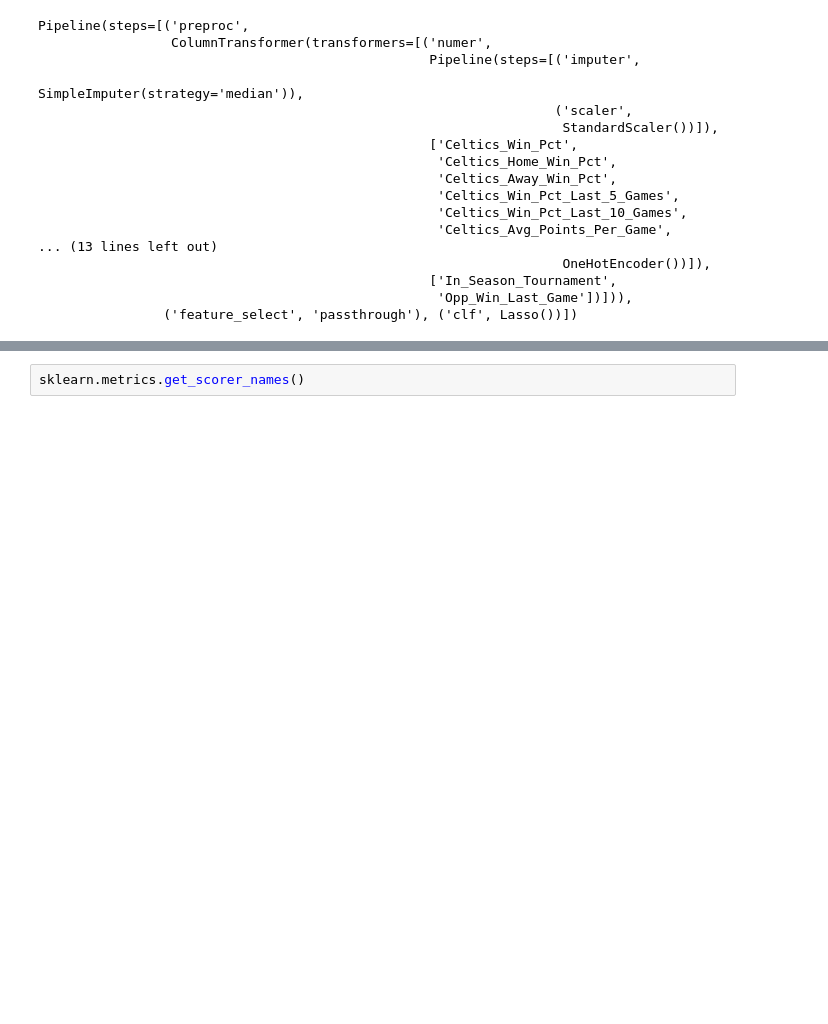
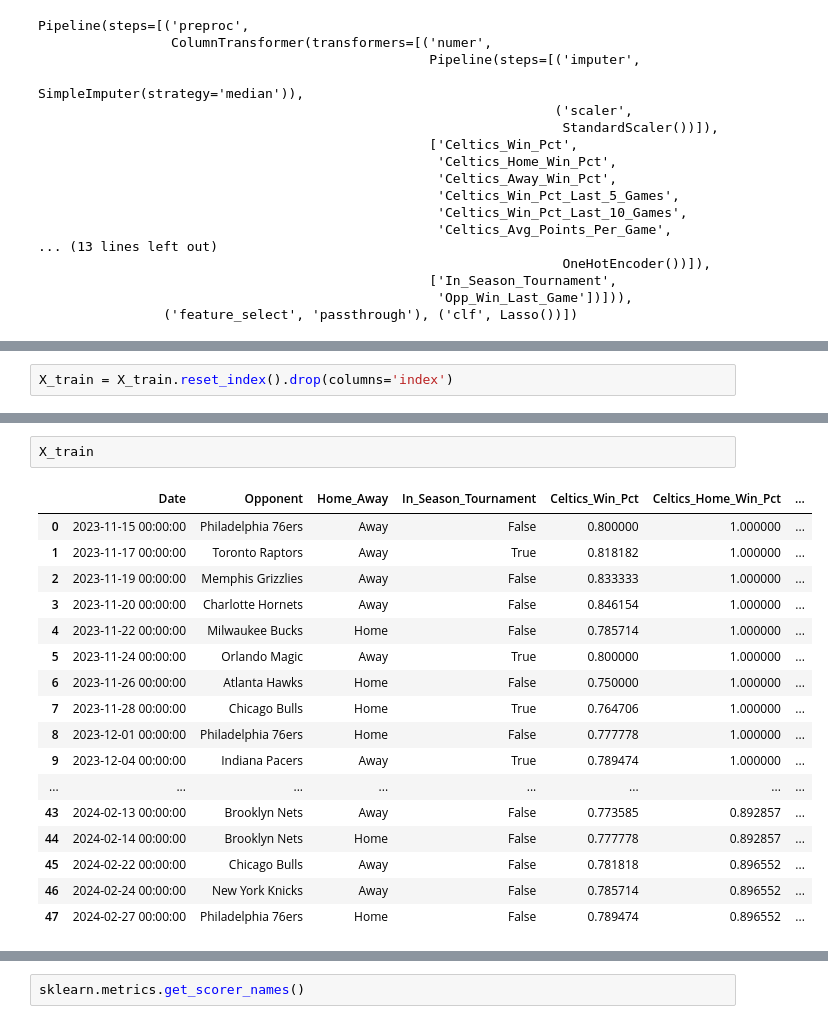
Before and after one commit to michaelparker7/FIN-377-Final-Project, a Jupyter notebook: Scrap.ipynb, the cells around one changed output, grey strips where cells are left out. Cells and saved outputs as stored; diff of their text form; blank space fills up the shorter version.

```diff
--- a/Scrap.ipynb
+++ b/Scrap.ipynb
@@ -362,0 +374,2 @@ Pipeline(steps=[('preproc',
+# %%
+X_train = X_train.reset_index().drop(columns='index')
@@ -363,3 +448,23 @@ Pipeline(steps=[('preproc',
+# %%
+X_train
+# %% [output]
+|  | Date | Opponent | Home_Away | In_Season_Tournament | Celtics_Win_Pct | Celtics_Home_Win_Pct | ... |
+| 0 | 2023-11-15 00:00:00 | Philadelphia 76ers | Away | False | 0.800000 | 1.000000 | ... |
+| 1 | 2023-11-17 00:00:00 | Toronto Raptors | Away | True | 0.818182 | 1.000000 | ... |
+| 2 | 2023-11-19 00:00:00 | Memphis Grizzlies | Away | False | 0.833333 | 1.000000 | ... |
+| 3 | 2023-11-20 00:00:00 | Charlotte Hornets | Away | False | 0.846154 | 1.000000 | ... |
+| 4 | 2023-11-22 00:00:00 | Milwaukee Bucks | Home | False | 0.785714 | 1.000000 | ... |
+| 5 | 2023-11-24 00:00:00 | Orlando Magic | Away | True | 0.800000 | 1.000000 | ... |
+| 6 | 2023-11-26 00:00:00 | Atlanta Hawks | Home | False | 0.750000 | 1.000000 | ... |
+| 7 | 2023-11-28 00:00:00 | Chicago Bulls | Home | True | 0.764706 | 1.000000 | ... |
+| 8 | 2023-12-01 00:00:00 | Philadelphia 76ers | Home | False | 0.777778 | 1.000000 | ... |
+| 9 | 2023-12-04 00:00:00 | Indiana Pacers | Away | True | 0.789474 | 1.000000 | ... |
+| ... | ... | ... | ... | ... | ... | ... | ... |
+| 43 | 2024-02-13 00:00:00 | Brooklyn Nets | Away | False | 0.773585 | 0.892857 | ... |
+| 44 | 2024-02-14 00:00:00 | Brooklyn Nets | Home | False | 0.777778 | 0.892857 | ... |
+| 45 | 2024-02-22 00:00:00 | Chicago Bulls | Away | False | 0.781818 | 0.896552 | ... |
+| 46 | 2024-02-24 00:00:00 | New York Knicks | Away | False | 0.785714 | 0.896552 | ... |
+| 47 | 2024-02-27 00:00:00 | Philadelphia 76ers | Home | False | 0.789474 | 0.896552 | ... |
 # %%
 import numpy as np
 from sklearn.metrics import make_scorer
```
Also changed, not shown: parts of 9 cells of this notebook, 1 other file.
